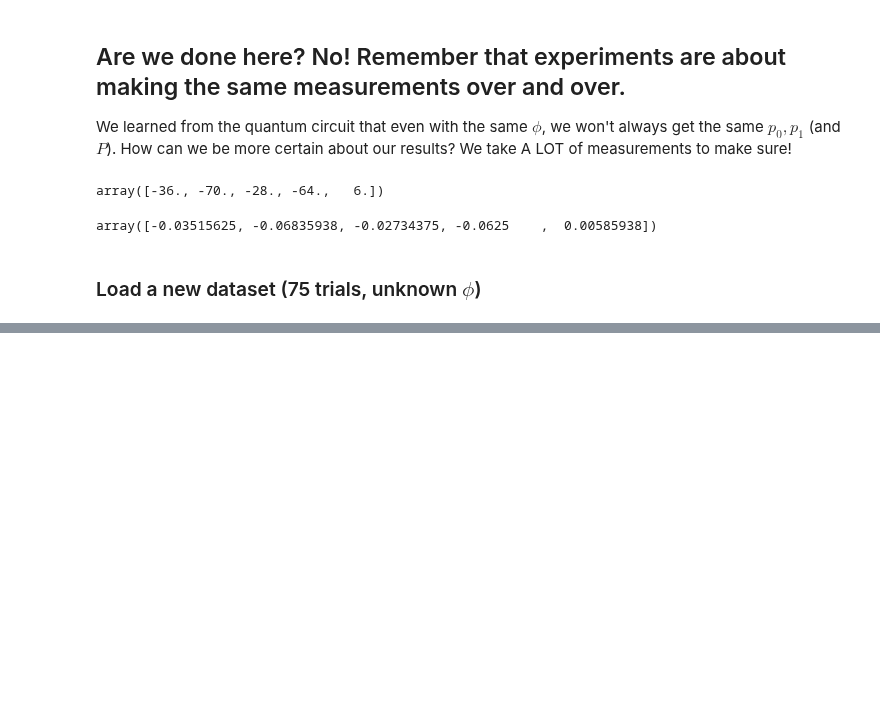
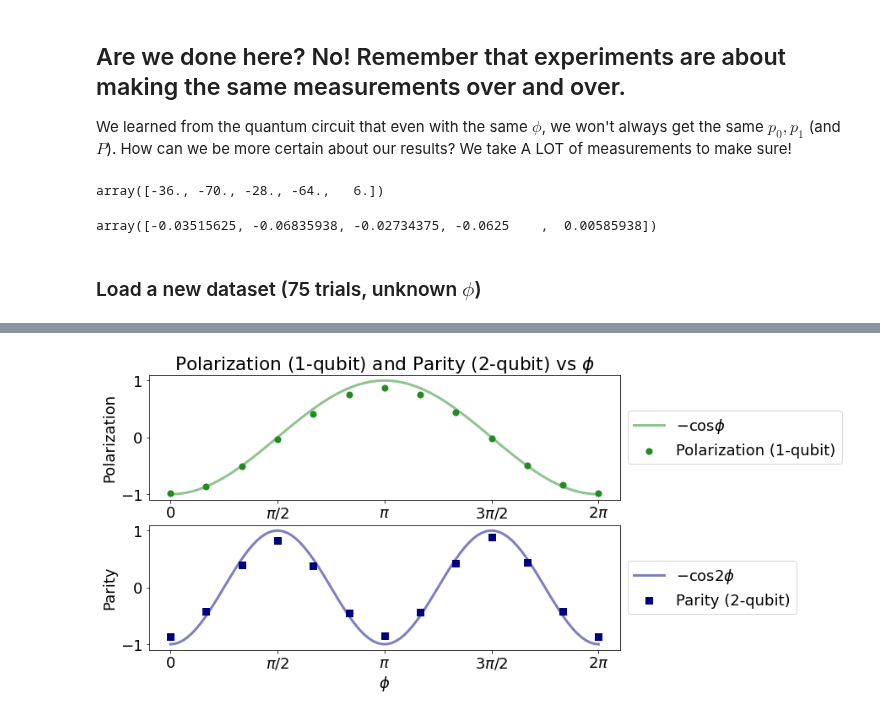
Before and after one commit to tinatn29/LIGO-code, a Jupyter notebook: SPLASH_demo.ipynb, the cells around one changed output, grey strips where cells are left out. Cells and saved outputs as stored; diff of their text form; code cells hidden in the pictures; blank space fills up the shorter version.

```diff
--- a/SPLASH_demo.ipynb
+++ b/SPLASH_demo.ipynb
@@ -399,0 +431,42 @@ plt.show()
+# %%
+# Load existing data - 1qubit
+num0 = np.loadtxt("./Demo_data/1-Qubit/13angles/Num_0s_5Trials_13angles_manila.csv", delimiter=",").reshape((13, 5))
+num1 = np.loadtxt("./Demo_data/1-Qubit/13angles/Num_1s_5Trials_13angles_manila.csv", delimiter=",").reshape((13, 5))
+P1 = np.mean((num1-num0) / 1024, axis=1) #1-qubit polarization
+
+# Load data - 2qubit
+num00 = np.loadtxt("./Demo_data/2-Qubit/13angles/Num_00s_5Trials_13angles_manila.csv", delimiter=",").reshape((13, 5))
+num01 = np.loadtxt("./Demo_data/2-Qubit/13angles/Num_01s_5Trials_13angles_manila.csv", delimiter=",").reshape((13, 5))
+num10 = np.loadtxt("./Demo_data/2-Qubit/13angles/Num_10s_5Trials_13angles_manila.csv", delimiter=",").reshape((13, 5))
+num11 = np.loadtxt("./Demo_data/2-Qubit/13angles/Num_11s_5Trials_13angles_manila.csv", delimiter=",").reshape((13, 5))
+Pa2 = np.mean((num00 + num11 - num01 - num10) / 1024, axis=1)
+# %%
+ax = plt.subplot(2, 1, 1)
+# plot polarization data: 1-qubit
+plt.scatter(phi, P1, label="Polarization (1-qubit)", s=50, color="forestgreen")
+# plot theoretical curves: 1-qubit
+phi_rad = np.linspace(0, 2 * np.pi, 100)
+plt.plot(phi_rad, -np.cos(phi_rad), lw=3, alpha=0.5, label="$-\cos{\phi}$", color="forestgreen")
+
+plt.title("Polarization (1-qubit) and Parity (2-qubit) vs $\phi$")
+xticks = [0, np.pi/2, np.pi, 3*np.pi/2, 2 * np.pi]
+ticklabels = ['$0$', '$\pi/2$', '$\pi$', '$3\pi/2$', '$2\pi$']
+plt.xticks(xticks, ticklabels)
+ax.set_xlabel("$\phi$")
+ax.set_ylabel("Polarization")
+ax.legend(loc='center left', bbox_to_anchor=(1, 0.5))
+
+ax2 = plt.subplot(2, 1, 2)
+# plot polarization data: 2-qubit
+plt.scatter(phi, Pa2, label="Parity (2-qubit)", s=50, color="navy", marker="s")
+# plot theoretical curves: 2-qubit
+phi_rad = np.linspace(0, 2 * np.pi, 100)
+plt.plot(phi_rad, -np.cos(2*phi_rad), lw=3, alpha=0.5, label="$-\cos{2\phi}$", color="navy")
+ax2.set_ylabel("Parity")
+plt.xticks(xticks, ticklabels)
+ax2.set_xlabel("$\phi$")
+ax2.legend(loc='center left', bbox_to_anchor=(1, 0.5))
+
+plt.show()
+# %% [output]
+[figure, added]
```
Also changed, not shown: parts of 21 cells of this notebook.
